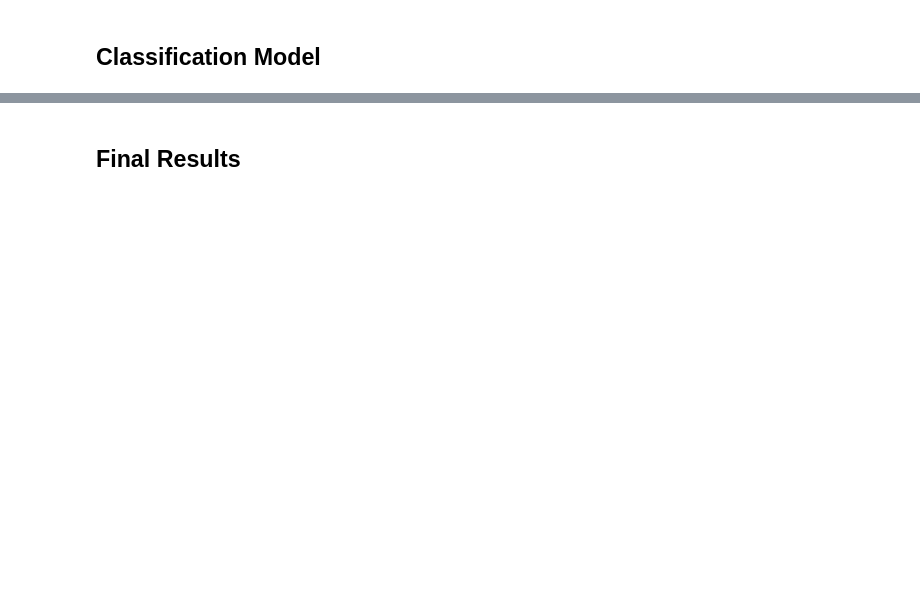
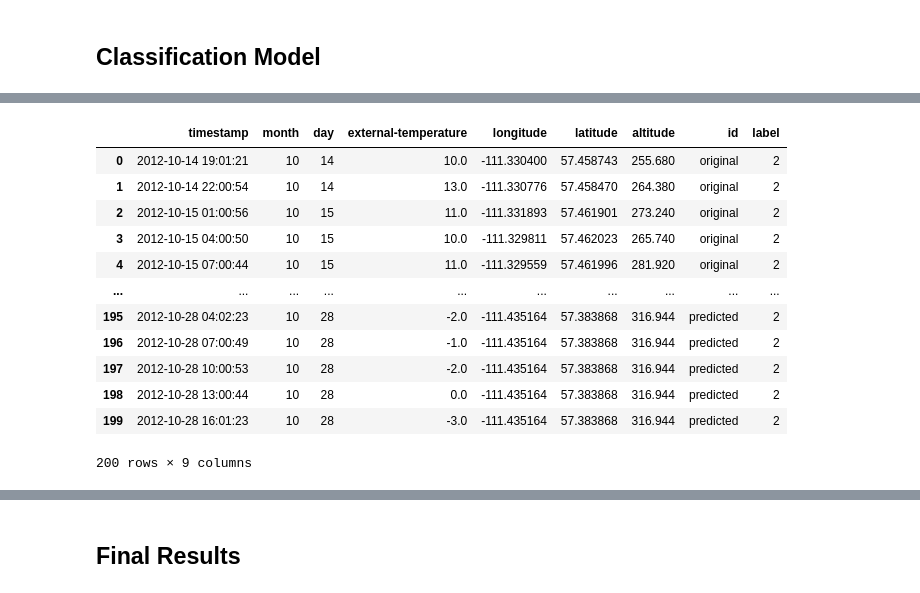
Before and after one commit to RaulCastillo547/TelepresentNature-ComparingModels, a Jupyter notebook: ModelCreation/model_analysis.ipynb, the cells around one changed output, grey strips where cells are left out. Saved outputs shown, nothing was run; the diff lists cells and outputs as text; code cells hidden in the pictures; blank space fills up the shorter version.

Commit message:
Finalized Model and CSV Creation

```diff
--- a/ModelCreation/model_analysis.ipynb
+++ b/ModelCreation/model_analysis.ipynb
@@ -254,3 +497,72 @@ results['Classification Model'] = classification_model.evaluate(classification_w
 classification_window.csv_extension(f'{species}/{file_name}_classification', species, classification_model)
 # %%
 classification_model.save(f'ModelCreation/SavedModels/{species}/{file_name}_classification.keras')
+# %%
+def graph_classifcation(model, window, url_dest):
+    orig_df = window.orig_df
+    orig_df['timestamp'] = window.timeline
+
+    initial_df = orig_df.iloc[-aux.OUT_STEPS:][['timestamp', 'month', 'day', 'external-temperature', 'longitude', 'latitude', 'altitude']]
+    initial_df['id'] = ['original' for _ in range(len(initial_df))]
+    initial_df['label'] = window.k_means.predict(initial_df[['longitude', 'latitude']].values)
+
+    data = {
+        'timestamp': [],
+        'month': [],
+        'day': [],
+        'external-temperature': [],
+        'longitude': [],
+        'latitude': [],
+        'altitude': [],
+        'label': [],
+        'id': []
+    }
+
+    for i in range(len(initial_df)):
+        section = initial_df.iloc[i]
+
+        timestamp = section['timestamp']
+        month = section['month']
+        day = section['day']
+        external_temp = section['external-temperature']
+
+        output_field = model(np.array([(external_temp - window.train_df.mean()['external-temperature'])/window.train_df.std()['external-temperature'],
+                                        (month - window.train_df.mean()['month'])/window.train_df.std()['month'],
+                                        (day - window.train_df.mean()['day'])/window.train_df.std()['day']]).reshape((1, 1, 3)))
+
+        label = max(range(window.n_clusters), key = lambda x: output_field[0][0][x])
+        point = window.clusters[label]*window.train_df[['longitude', 'latitude']].std() + window.train_df[['longitude', 'latitude']].mean()
+
+        data['timestamp'].append(timestamp)
+        data['longitude'].append(point[0])
+        data['latitude'].append(point[1])
+        data['altitude'].append(window.altitude_model.predict([point])[0]*window.train_df.std()['altitude'] + window.train_df.mean()['altitude'])
+        data['external-temperature'].append(external_temp)
+        data['month'].append(month)
+        data['day'].append(day)
+        data['label'].append(label)
+        data['id'].append('predicted')
+
+    add_on_df = pd.DataFrame(data)
+
+    full_df = pd.concat([initial_df, add_on_df], ignore_index=True)
+
+    full_df.to_csv(url_dest, index=False)
+
+    return full_df
+
+graph_classifcation(classification_model, classification_window, f'TestCSV/{species}/{file_name}_classification_EdgeAnalysis.csv')
+# %% [output]
+|  | timestamp | month | day | external-temperature | longitude | latitude | altitude | id | label |
+| 0 | 2012-10-14 19:01:21 | 10 | 14 | 10.0 | -111.330400 | 57.458743 | 255.680 | original | 2 |
+| 1 | 2012-10-14 22:00:54 | 10 | 14 | 13.0 | -111.330776 | 57.458470 | 264.380 | original | 2 |
+| 2 | 2012-10-15 01:00:56 | 10 | 15 | 11.0 | -111.331893 | 57.461901 | 273.240 | original | 2 |
+| 3 | 2012-10-15 04:00:50 | 10 | 15 | 10.0 | -111.329811 | 57.462023 | 265.740 | original | 2 |
+| 4 | 2012-10-15 07:00:44 | 10 | 15 | 11.0 | -111.329559 | 57.461996 | 281.920 | original | 2 |
+| ... | ... | ... | ... | ... | ... | ... | ... | ... | ... |
+| 195 | 2012-10-28 04:02:23 | 10 | 28 | -2.0 | -111.435164 | 57.383868 | 316.944 | predicted | 2 |
+| 196 | 2012-10-28 07:00:49 | 10 | 28 | -1.0 | -111.435164 | 57.383868 | 316.944 | predicted | 2 |
+| 197 | 2012-10-28 10:00:53 | 10 | 28 | -2.0 | -111.435164 | 57.383868 | 316.944 | predicted | 2 |
+| 198 | 2012-10-28 13:00:44 | 10 | 28 | 0.0 | -111.435164 | 57.383868 | 316.944 | predicted | 2 |
+| 199 | 2012-10-28 16:01:23 | 10 | 28 | -3.0 | -111.435164 | 57.383868 | 316.944 | predicted | 2 |
+200 rows × 9 columns
```
Also changed, not shown: parts of 36 cells of this notebook, 1 other file.
